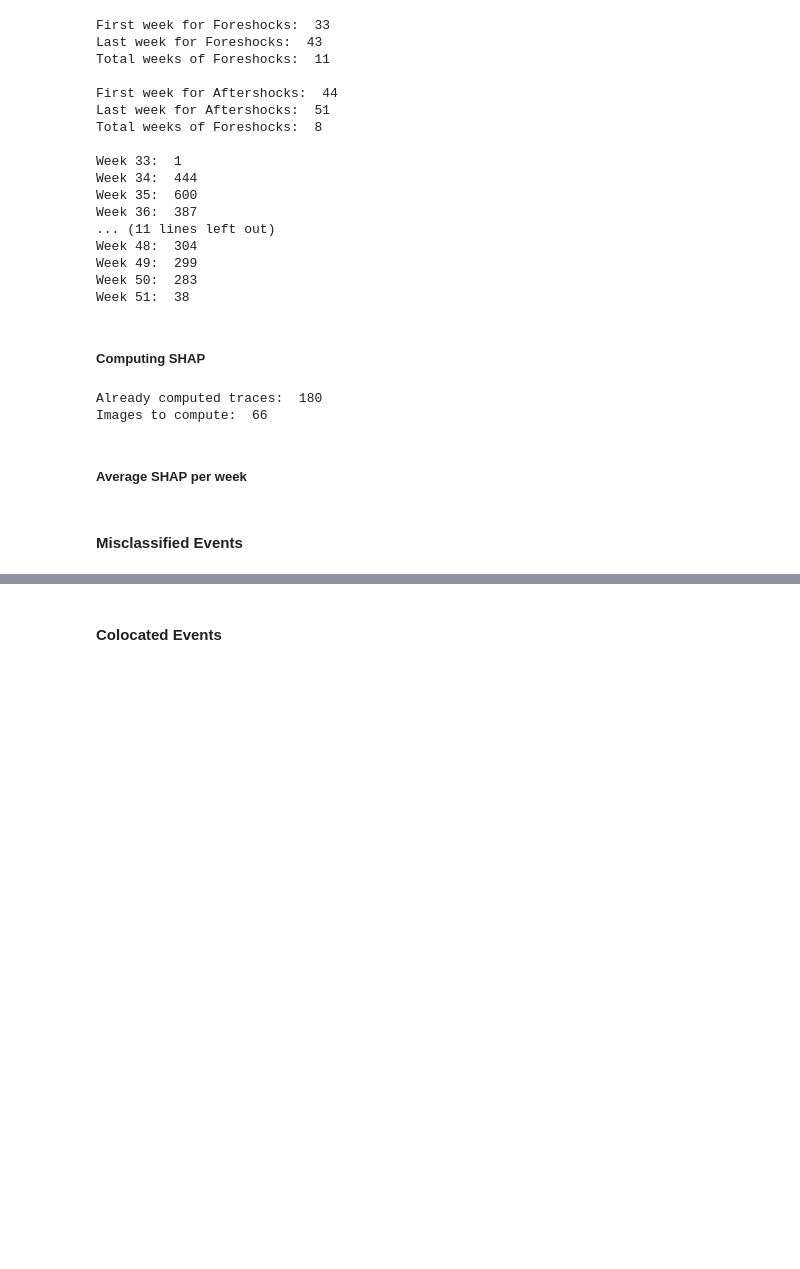
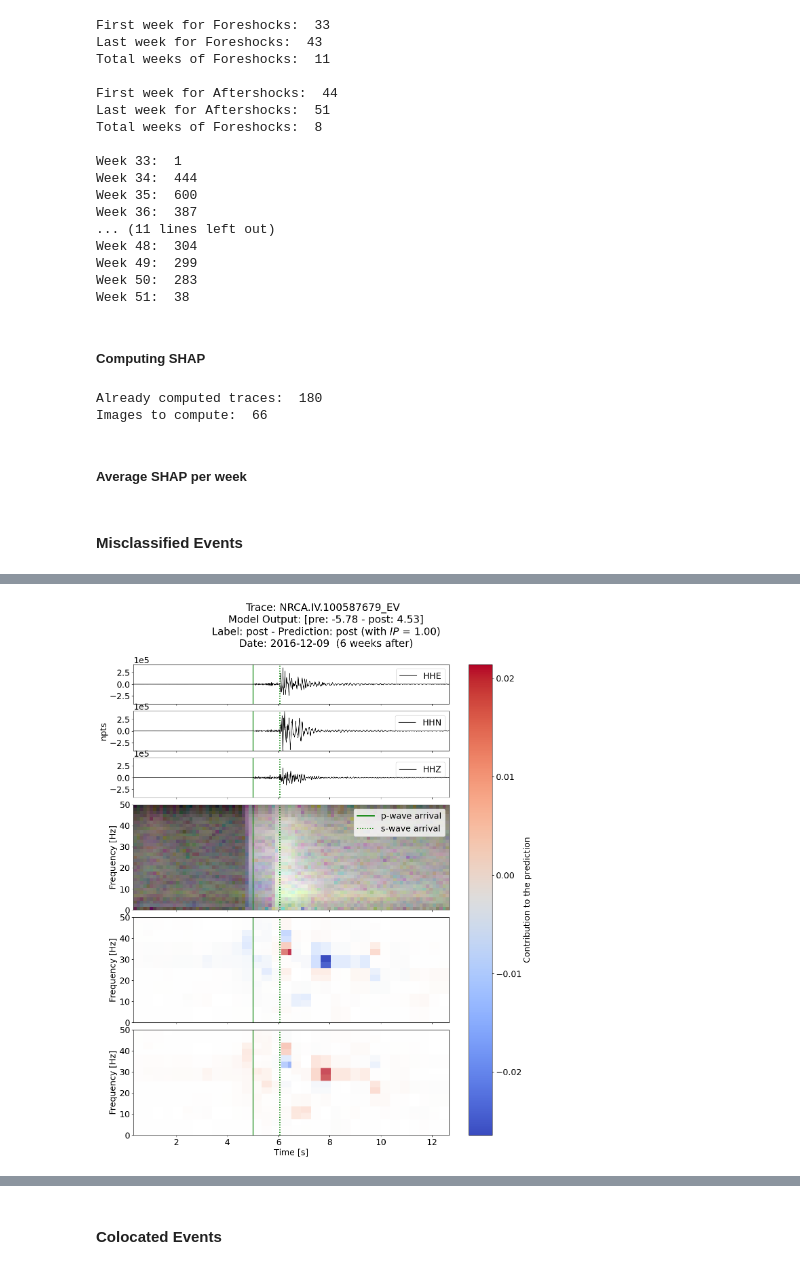
Before and after one commit to mich1803/CNN-Explainability-on-Earthquakes, a Jupyter notebook: explainability/compute_shap.ipynb, the cells around one changed output, grey strips where cells are left out. Cells and saved outputs as stored; diff of their text form; code cells hidden in the pictures; blank space fills up the shorter version.

```diff
--- a/explainability/compute_shap.ipynb
+++ b/explainability/compute_shap.ipynb
@@ -249,0 +253,19 @@ Total computed traces:  4
+# %%
+# COMPUTE SHAP FOR MISCLASSIFIED TRACES
+target_shap_folder = os.path.join(output_path, "examples")
+os.makedirs(target_shap_folder, exist_ok=True)
+
+dset_s = ExplainerDataset(data_path = os.path.join(shap_data_path, 'examples'),
+                            dataframe_path = meta_path,
+                            transform=transform)
+
+dloader_s = DataLoader(dset_s, batch_size=1, shuffle=False)
+
+for sample in tqdm(dloader_s):
+    compute_shap_tensor(model = model,
+                        sample = sample,
+                        dim = sample_dim,
+                        device = device,
+                        max_evals = MAX_EVALS,
+                        save_dir = target_shap_folder,
+                        len_label_channels_shap=2)
@@ -582,0 +647,70 @@ for filename in os.listdir(miss_shap):
+# %%
+ex_shap = "shap_tensors\examples"
+ex_samples = "samples\examples"
+os.makedirs("..\plots\examples", exist_ok=True)
+df = pd.read_csv(meta_path)
+
+vmin, vmax = np.inf, -np.inf
+
+for filename in os.listdir(ex_shap):
+    shap_tensor = np.load(os.path.join(ex_shap, filename)).squeeze(axis=0)
+    vmin_temp, vmax_temp = np.min(shap_tensor), np.max(shap_tensor)
+    vmin, vmax = min(vmin, vmin_temp), max(vmax, vmax_temp)
+
+
+for filename in os.listdir(ex_shap):
+    if filename.endswith(".npy"):
+
+        trace_name = filename.removesuffix(".npy")
+
+        #open png spectrogram
+        spectrogram_filename = os.path.join(ex_samples, trace_name + ".png")
+        spectrogram = plt.imread(spectrogram_filename)
+
+        row_df = df[df["trace_name"] == trace_name]
+
+        s_arrival = row_df["p_s_diff_sec"].values[0]
+        week = row_df["week"].values[0]
+        day = row_df["trace_start_time"].values[0]
+        label = row_df["label"].values[0]
+        aftershock_value = output_dict[trace_name][1]
+        foreshock_value = output_dict[trace_name][0]
+        pred = "pre" if foreshock_value > aftershock_value else "post"
+        output = np.array([foreshock_value, aftershock_value])
+        smax = np.exp(output)/sum(np.exp(output))
+        prob = smax[0] if pred == "pre" else smax[1]
+
+        #print(prob)
+
+        hdf5_path = os.path.join(wave_path, f"NRCA_{label}.hdf5")
+        hdf = h5py.File(hdf5_path, "r")
+        trace = hdf[trace_name][:]
+
+        shap_tensor = np.load(os.path.join(ex_shap, filename)).squeeze(axis=0)
+        aftershock_tensor = shap_tensor[:, :, :, 0] if pred == "post" else shap_tensor[:, :, :, 1]
+        foreshock_tensor = shap_tensor[:, :, :, 1] if pred == "post" else shap_tensor[:, :, :, 0]
+        aftershock_tensor, foreshock_tensor = aftershock_tensor.mean(axis=-1), foreshock_tensor.mean(axis=-1)
+
+        title = f"Trace: {trace_name} \n Model Output: [pre: {foreshock_value:.2f} - post: {aftershock_value:.2f}]\n Label: {label} - Prediction: {pred} (with ${{\\mathit{{I}}P}}$ = {prob:.2f})\n Date: {day[:-22]}  ({abs(week-43)} weeks {'after' if label == 'post' else 'before'})"
+
+
+        subtitle2 = "SHAP Tensor for Aftershock Prediction"
+        subtitle1 = "SHAP Tensor for Foreshock Prediction"
+
+        plot_wf_shap_extended(shap_tensor1=foreshock_tensor,
+                              shap_tensor2=aftershock_tensor,
+                              spectrogram=spectrogram,
+                              waveform=trace,
+                              alpha_min = vmin,
+                              alpha_max = vmax,
+                              title=title,
+                              h_space = .1,
+                              ft = ft,
+                              alt_wave= 5 + s_arrival,
+                              figsize=(15, 18),
+                              show = True,
+                              overlap = False,
+                              save_path=os.path.join("..\plots\examples", f"{trace_name}_shap.png")
+                              )
+# %% [output]
+[figure, added]
```
Also changed, not shown: parts of 10 cells of this notebook, 9 other files.
